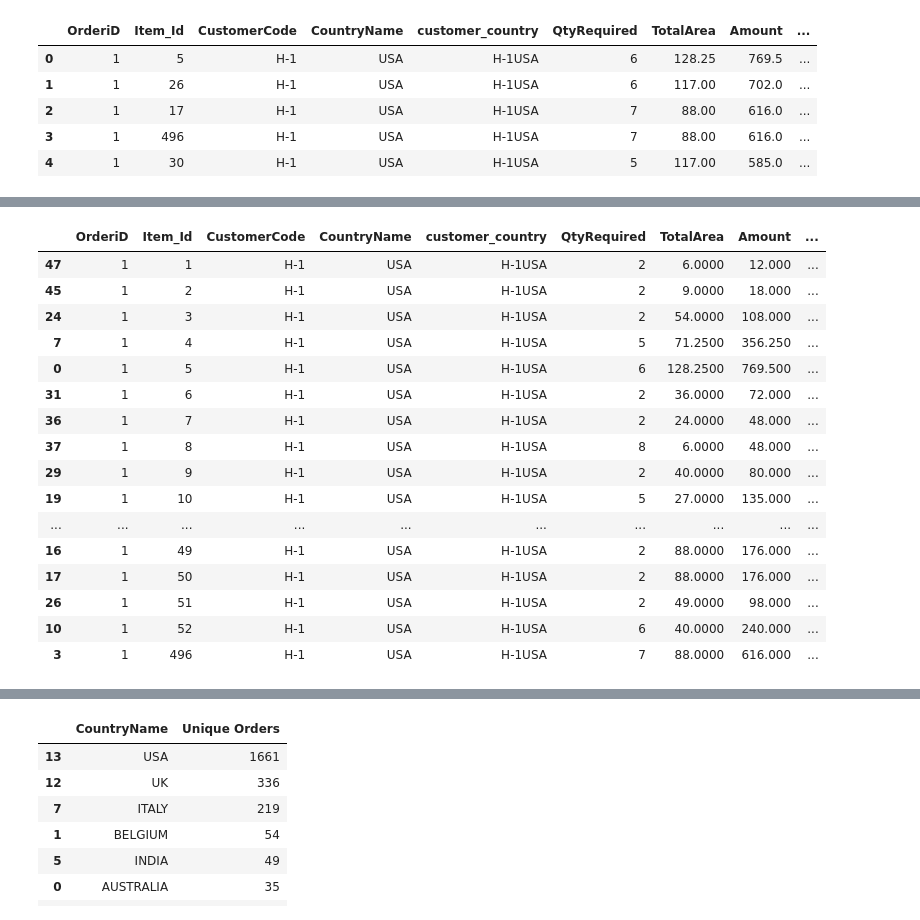
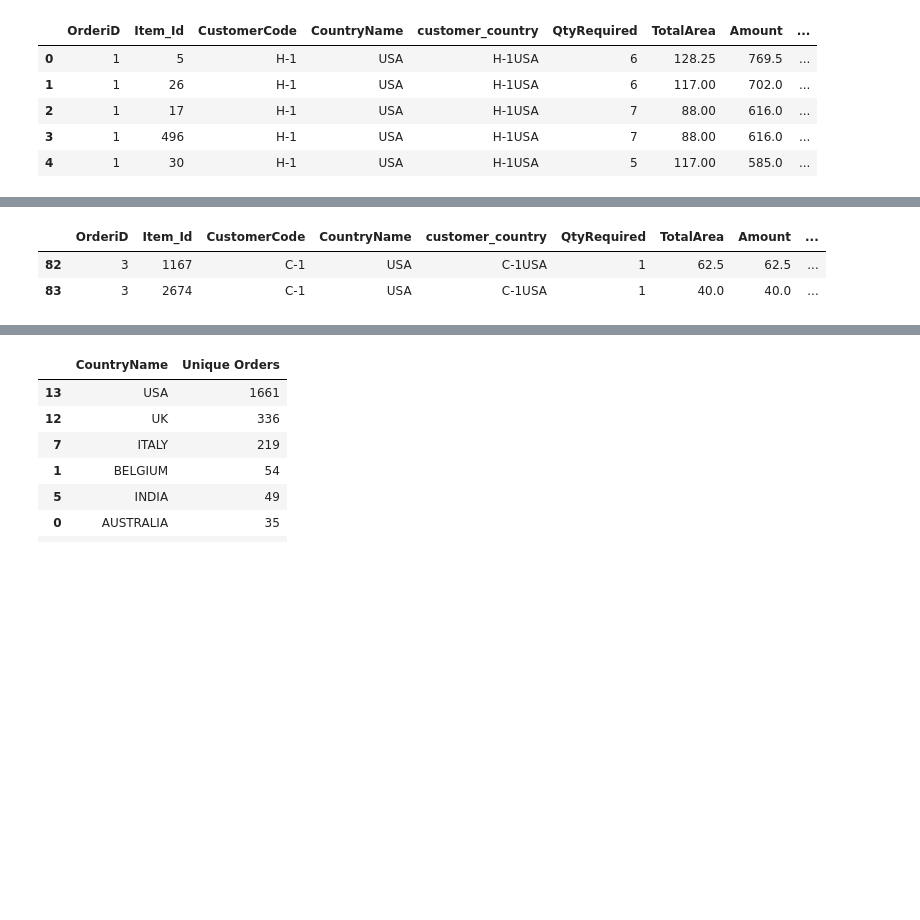
Before and after one commit to kanishkkg/ampba_24_group18_term2, a Jupyter notebook: ml_ul/GR_18_MLUL1_group18_Customers.ipynb, the cells around one changed output, grey strips where cells are left out. Saved outputs shown, nothing was run; the diff lists cells and outputs as text; code cells hidden in the pictures; blank space fills up the shorter version.

```diff
--- a/ml_ul/GR_18_MLUL1_group18_Customers.ipynb
+++ b/ml_ul/GR_18_MLUL1_group18_Customers.ipynb
@@ -77,21 +84,7 @@ len(eda_data.customer_country.unique())
 # %%
 # Looking at a specific order to get more insights
-eda_data[eda_data.OrderiD == 1].sort_values(by='Item_Id')
+eda_data[eda_data.OrderiD == 3].sort_values(by='Item_Id')
 # %% [output]
 |  | OrderiD | Item_Id | CustomerCode | CountryName | customer_country | QtyRequired | TotalArea | Amount | ... |
-| 47 | 1 | 1 | H-1 | USA | H-1USA | 2 | 6.0000 | 12.000 | ... |
-| 45 | 1 | 2 | H-1 | USA | H-1USA | 2 | 9.0000 | 18.000 | ... |
-| 24 | 1 | 3 | H-1 | USA | H-1USA | 2 | 54.0000 | 108.000 | ... |
-| 7 | 1 | 4 | H-1 | USA | H-1USA | 5 | 71.2500 | 356.250 | ... |
-| 0 | 1 | 5 | H-1 | USA | H-1USA | 6 | 128.2500 | 769.500 | ... |
-| 31 | 1 | 6 | H-1 | USA | H-1USA | 2 | 36.0000 | 72.000 | ... |
-| 36 | 1 | 7 | H-1 | USA | H-1USA | 2 | 24.0000 | 48.000 | ... |
-| 37 | 1 | 8 | H-1 | USA | H-1USA | 8 | 6.0000 | 48.000 | ... |
-| 29 | 1 | 9 | H-1 | USA | H-1USA | 2 | 40.0000 | 80.000 | ... |
-| 19 | 1 | 10 | H-1 | USA | H-1USA | 5 | 27.0000 | 135.000 | ... |
-| ... | ... | ... | ... | ... | ... | ... | ... | ... | ... |
-| 16 | 1 | 49 | H-1 | USA | H-1USA | 2 | 88.0000 | 176.000 | ... |
-| 17 | 1 | 50 | H-1 | USA | H-1USA | 2 | 88.0000 | 176.000 | ... |
-| 26 | 1 | 51 | H-1 | USA | H-1USA | 2 | 49.0000 | 98.000 | ... |
-| 10 | 1 | 52 | H-1 | USA | H-1USA | 6 | 40.0000 | 240.000 | ... |
-| 3 | 1 | 496 | H-1 | USA | H-1USA | 7 | 88.0000 | 616.000 | ... |
+| 82 | 3 | 1167 | C-1 | USA | C-1USA | 1 | 62.5 | 62.5 | ... |
+| 83 | 3 | 2674 | C-1 | USA | C-1USA | 1 | 40.0 | 40.0 | ... |
```
Also changed, not shown: parts of 35 cells of this notebook.
